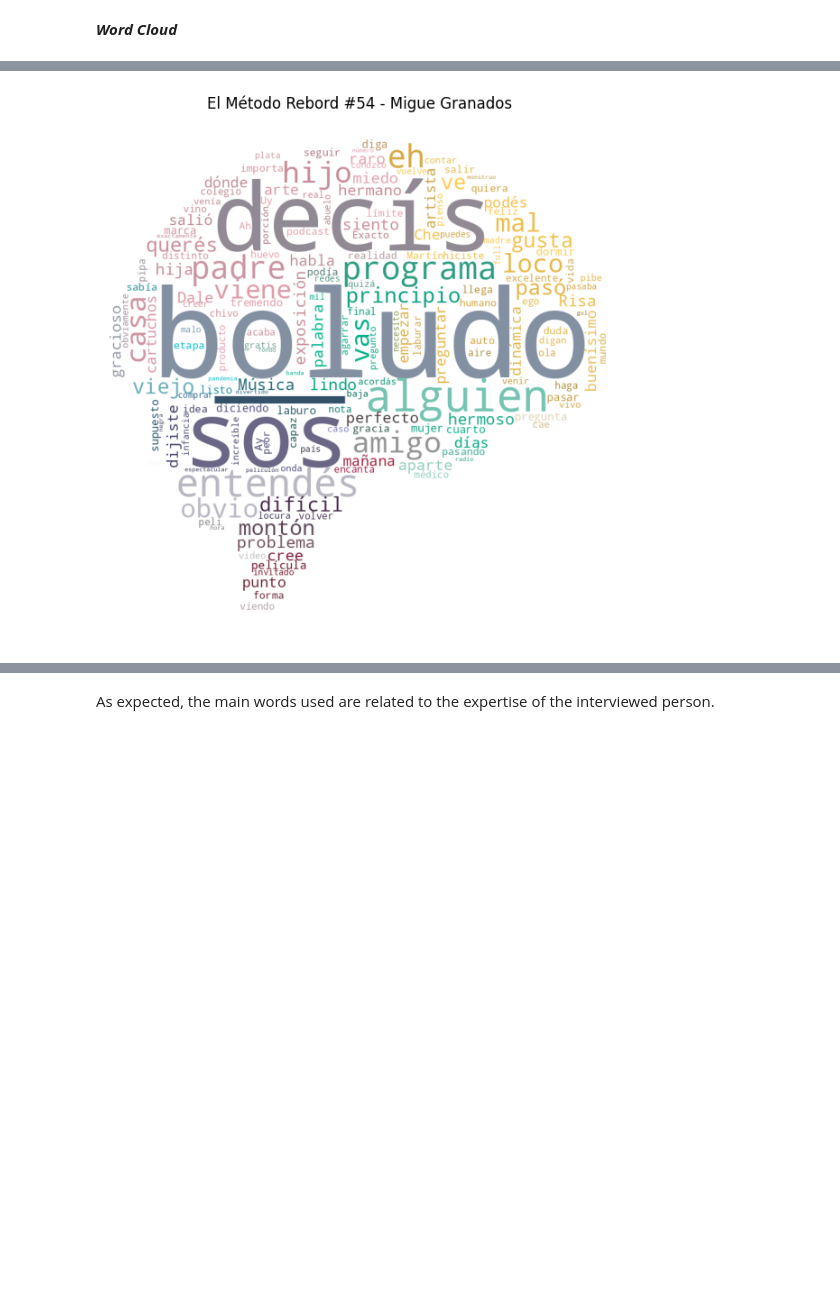
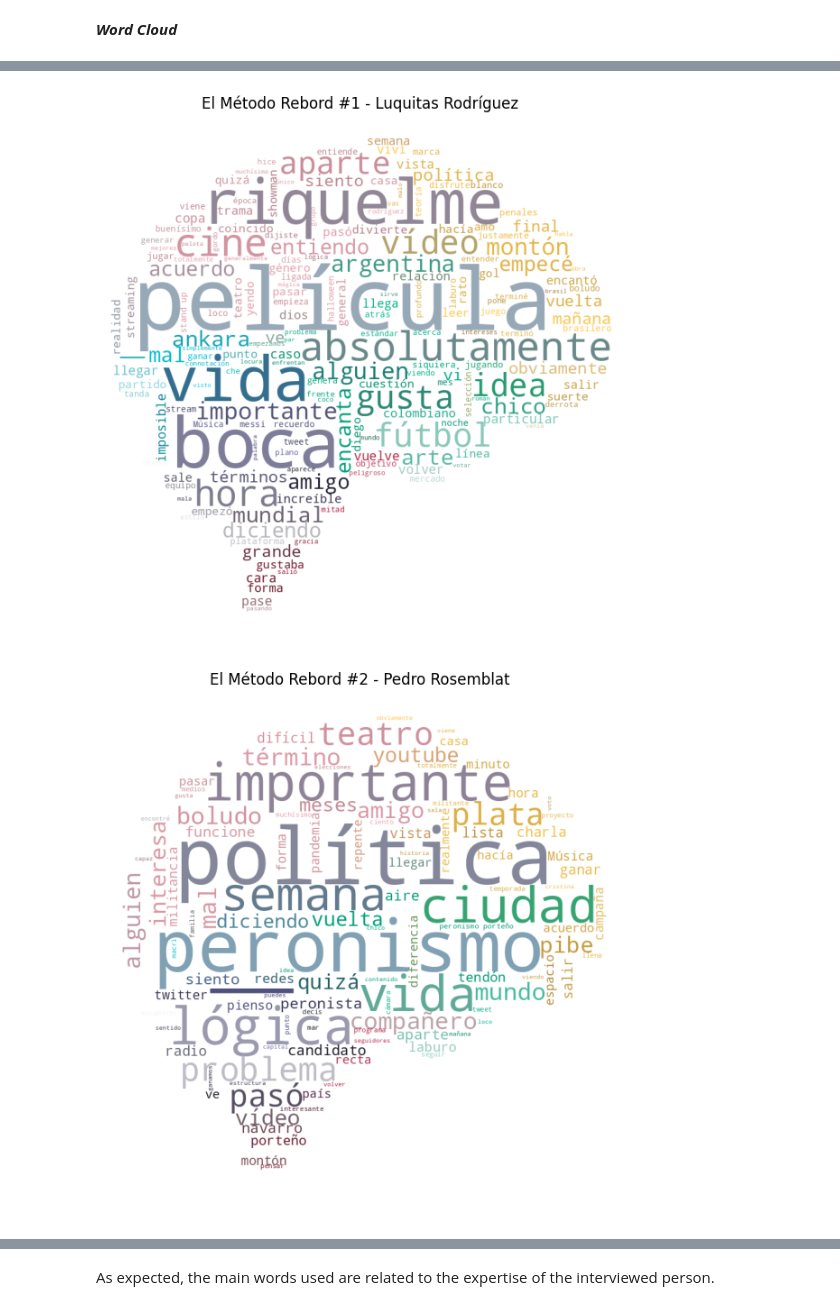
Before and after one commit to bpazos97/ElMetodoCloudWord, a Jupyter notebook: El_Método.ipynb, the cells around one changed output, grey strips where cells are left out. Drawn from its saved outputs; the diff is of its cells as text; code cells hidden in the pictures; blank space fills up the shorter version.

```diff
--- a/El_Método.ipynb
+++ b/El_Método.ipynb
@@ -166,17 +148,20 @@ def make_cloud(text, title, stopwords=[],
 
   return wordcloud
 # %%
+import re
 folder_path = '/content/Métodos'
 file_paths = [os.path.join(folder_path, file) for file in os.listdir(folder_path) if file.endswith('.txt')]
+sorted_file_paths = sorted(file_paths, key=lambda x: int(re.findall(r'#(\d+)', x)[0]))
 img_url = "https://toppng.com/uploads/preview/human-brain-png-high-quality-image-brain-clipart-115630224411rqb2dvotv.png"
 # %%
 #We will render just the last file
-last_1_files = file_paths[-1:]
+first_5_files = sorted_file_paths[:5]
 
-for file_path in last_1_files:
+for file_path in first_5_files:
     file_name = os.path.splitext(os.path.basename(file_path))[0]  # Extract the file name without extension
     with open(file_path, "r") as file:
         text_content = file.read()
     make_cloud(text_content, file_name, stopwords=stopwords, img_url=img_url)
 # %% [output]
-[figure, old version]
+[figure, new version]
+[figure, added]
```
Also changed, not shown: parts of 3 cells of this notebook.
